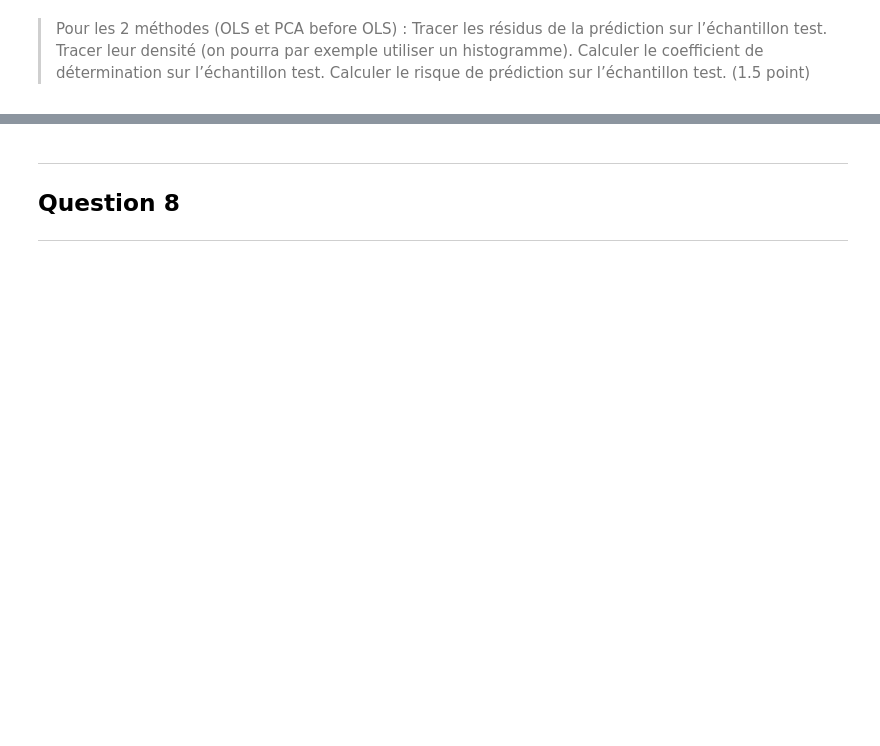
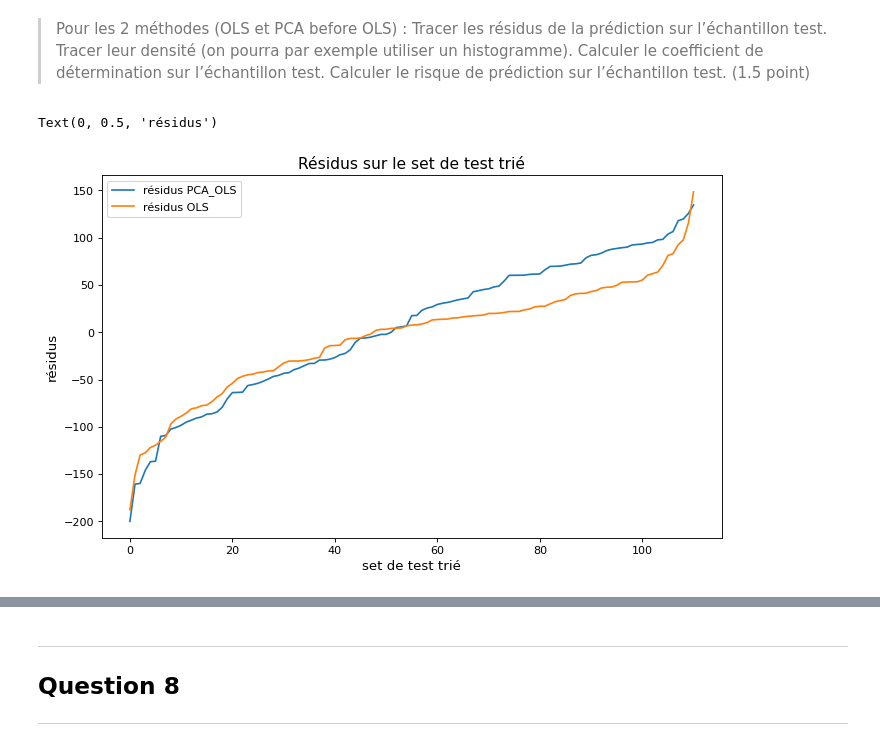
Before and after one commit to VictorLEDEZ/tp_2_victor_ledez, a Jupyter notebook: ledez.ipynb, the cells around one changed output, grey strips where cells are left out. Cells and saved outputs as stored; diff of their text form; code cells hidden in the pictures; blank space fills up the shorter version.

```diff
--- a/ledez.ipynb
+++ b/ledez.ipynb
@@ -199,9 +210,9 @@ V_1_20 = pca_trained.components_
 
 # Application au modèle OLS
 X_pca = X_train @ V_1_20.T
-pca_ols = LinearRegression(fit_intercept=True).fit(X_pca, Y_train)
+lin_reg_pca_ols = LinearRegression(fit_intercept=True).fit(X_pca, Y_train)
 
-coef_pca_ols = pca_ols.coef_.squeeze()
+coef_pca_ols = lin_reg_pca_ols.coef_.squeeze()
 # %%
 plt.figure(figsize=FIG_SIZE, dpi=80)
 
@@ -248,3 +285,24 @@ plt.show()
 <hr>
 # %% [markdown]
 > Pour les 2 méthodes (OLS et PCA before OLS) : Tracer les résidus de la prédiction sur l’échantillon test. Tracer leur densité (on pourra par exemple utiliser un histogramme). Calculer le coefficient de détermination sur l’échantillon test. Calculer le risque de prédiction sur l’échantillon test. (1.5 point)
+# %%
+# V_1_20 sont les 20 vecteurs propres choisit
+X_test_20 = X_test @ V_1_20.T
+
+residual_ols = lin_reg_ols.predict(X_test) - Y_test
+residual_pca_ols = lin_reg_pca_ols.predict(X_test_20) - Y_test
+
+risk_ols = np.sum((residual_ols) ** 2) / len(Y_test)
+risk_pca_ols = np.sum((residual_pca_ols) ** 2) / len(Y_test)
+# %%
+plt.figure(figsize=FIG_SIZE, dpi=80)
+
+plt.plot(np.sort(residual_pca_ols), label='résidus PCA_OLS')
+plt.plot(np.sort(residual_ols), label='résidus OLS')
+plt.legend()
+plt.title("Résidus sur le set de test trié", fontsize=14)
+plt.xlabel('set de test trié', fontsize=12)
+plt.ylabel("résidus", fontsize=12)
+# %% [output]
+Text(0, 0.5, 'résidus')
+[figure, added]
```
Also changed, not shown: parts of 35 cells of this notebook.
